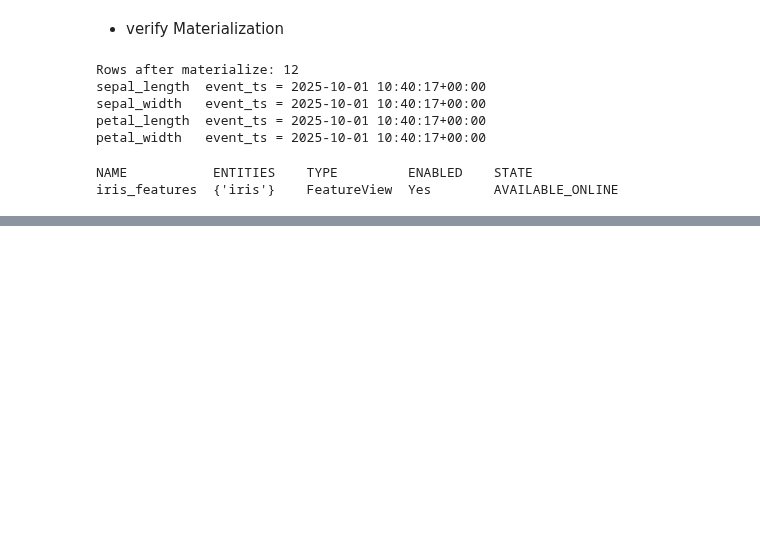
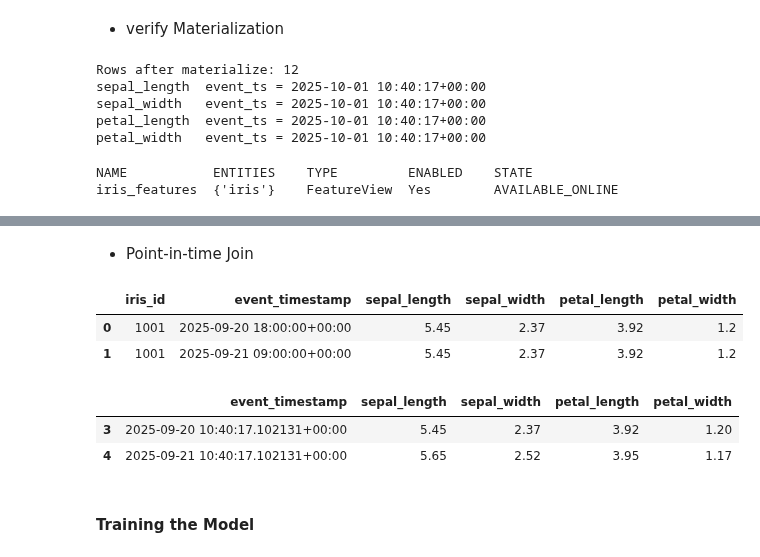
Before and after one commit to Draiken7/21f2000602_MLOPS_WEEKLY_ASSIGNMENT, a Jupyter notebook: week3_feast_iris.ipynb, the cells around one changed output, grey strips where cells are left out. Cells and saved outputs as stored; diff of their text form; code cells hidden in the pictures; blank space fills up the shorter version.

```diff
--- a/week3_feast_iris.ipynb
+++ b/week3_feast_iris.ipynb
@@ -310,0 +390,25 @@ iris_features  {'iris'}    FeatureView  Yes        AVAILABLE_ONLINE
+# %% [markdown]
+ - Point-in-time Join
+# %%
+demo = pd.DataFrame({
+    "iris_id": [1001, 1001, 1001],
+    "event_timestamp": pd.to_datetime([
+        "2025-09-20 18:00",   # evening of Sep 20  → should get Sep 20 morning's values
+        "2025-09-21 09:00",   # before Sep 21's 10:40 measurement → still Sep 20's values
+        "2025-09-10 09:00",   # before ANY data existed → nulls
+    ]).tz_localize("UTC"),
+})
+pit = fs.get_historical_features(entity_df=demo, features=FEATURES).to_df()
+pit.sort_values("event_timestamp")
+# %% [output]
+|  | iris_id | event_timestamp | sepal_length | sepal_width | petal_length | petal_width |
+| 0 | 1001 | 2025-09-20 18:00:00+00:00 | 5.45 | 2.37 | 3.92 | 1.2 |
+| 1 | 1001 | 2025-09-21 09:00:00+00:00 | 5.45 | 2.37 | 3.92 | 1.2 |
+# %%
+labels[(labels.iris_id == 1001) & (labels.event_timestamp.dt.day.isin([20, 21]))][["event_timestamp"] + FEATURE_COLS]
+# %% [output]
+|  | event_timestamp | sepal_length | sepal_width | petal_length | petal_width |
+| 3 | 2025-09-20 10:40:17.102131+00:00 | 5.45 | 2.37 | 3.92 | 1.20 |
+| 4 | 2025-09-21 10:40:17.102131+00:00 | 5.65 | 2.52 | 3.95 | 1.17 |
+# %% [markdown]
+#### Training the Model
```
Also changed, not shown: parts of 18 cells of this notebook, 3 other files.
